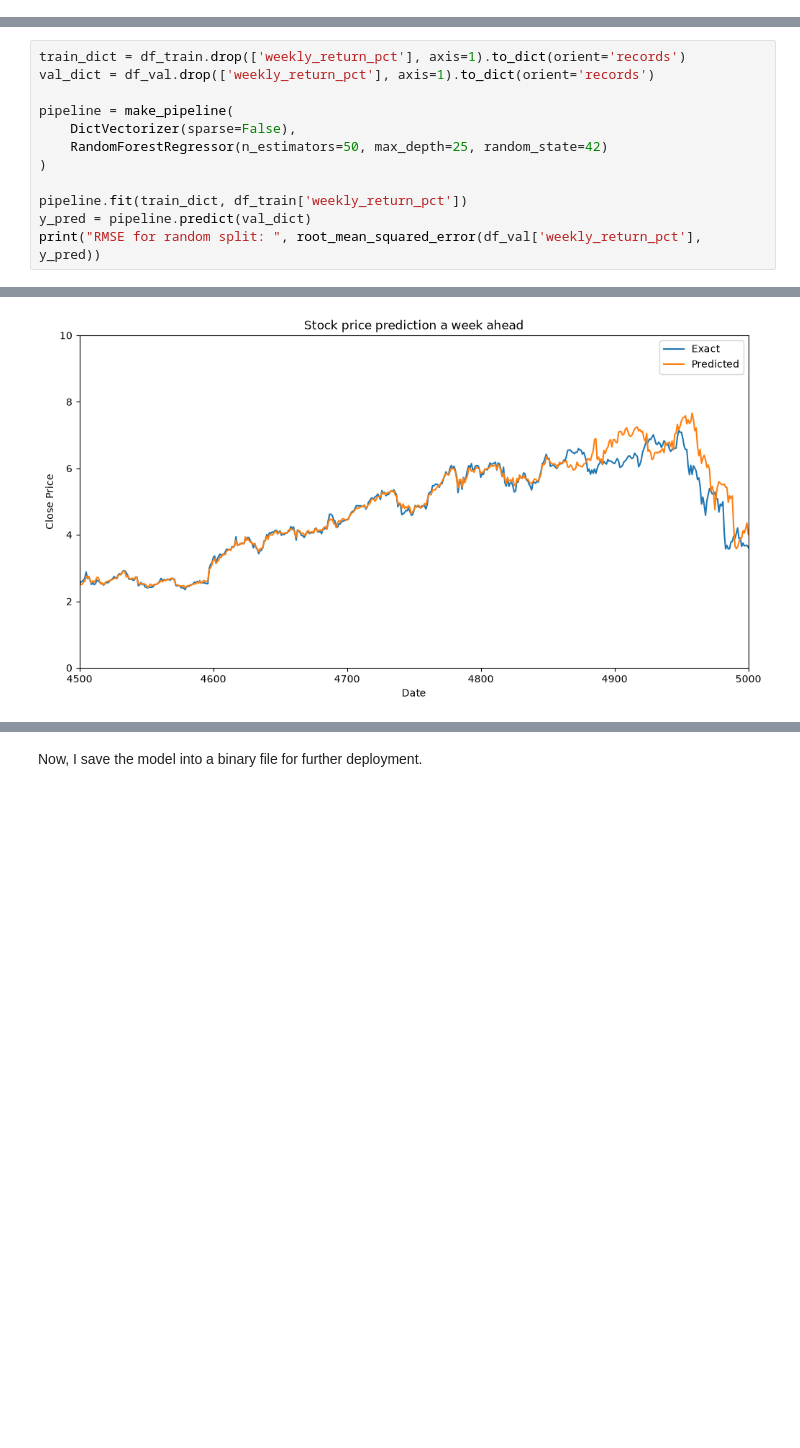
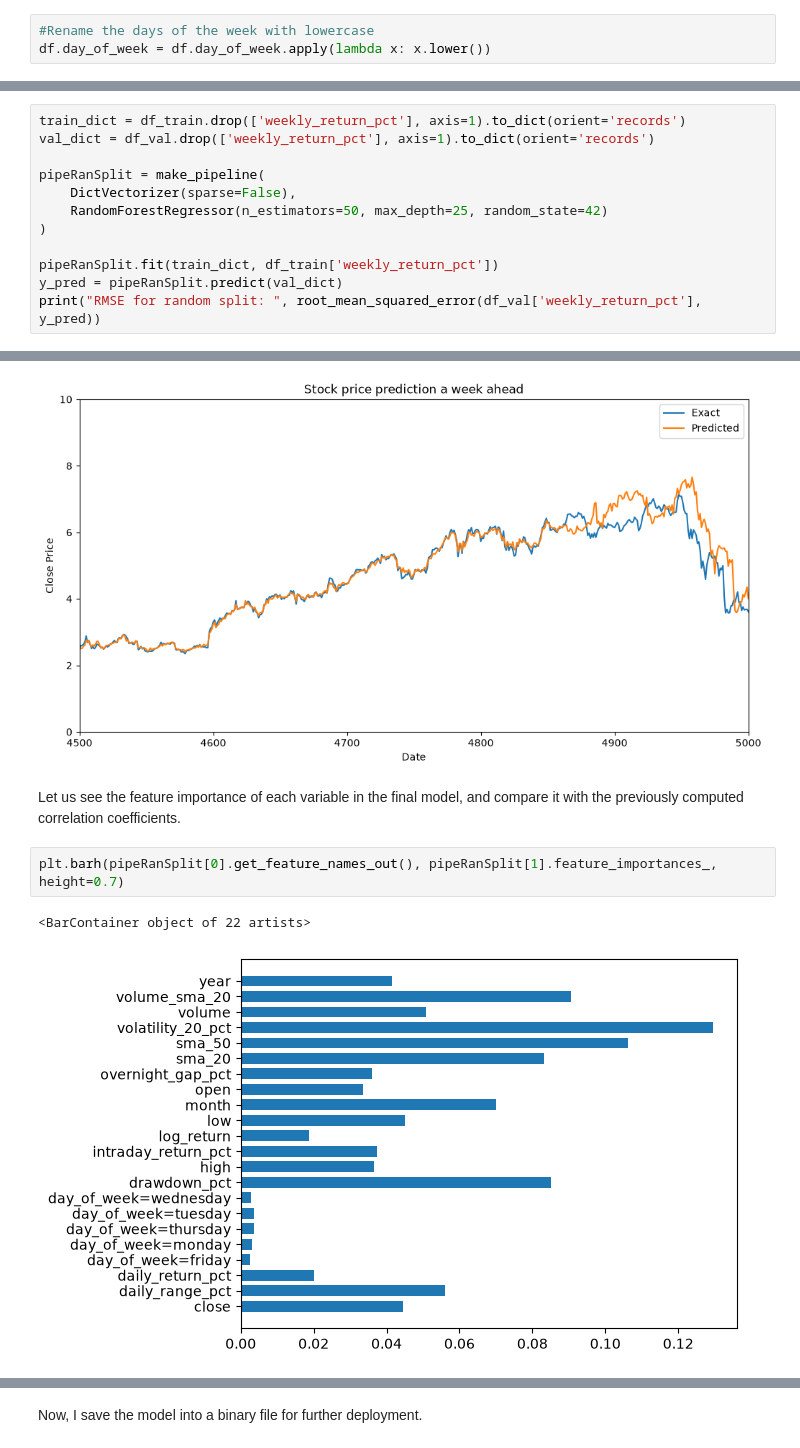
Before and after one commit to martinjimenez388/Midterm-Project-MLZoomCamp2026-DataPipeline, a Jupyter notebook: src/nvidia_stock/NVIDIA_StockDataAnallysis.ipynb, the cells around one changed output, grey strips where cells are left out. Drawn from its saved outputs; the diff is of its cells as text; blank space fills up the shorter version.

Commit message:
Included some deeper feature importance analysis.

```diff
--- a/src/nvidia_stock/NVIDIA_StockDataAnallysis.ipynb
+++ b/src/nvidia_stock/NVIDIA_StockDataAnallysis.ipynb
@@ -89,6 +89,9 @@ Now, let's clean the dataset to make more exploratory data anallysis.
 for var in ["sma_20", "sma_50", "volatility_20_pct", "volume_sma_20"]:
     avr = df[var].mean()
     df[var] = df[var].fillna(avr)
+# %%
+#Rename the days of the week with lowercase
+df.day_of_week = df.day_of_week.apply(lambda x: x.lower())
 # %% [markdown]
 Let's make some feature importance. The "date" is just the identifying label for each row, and "ticker" has a unique value (the brand's name). So they won't be used to train a model.
 # %%
@@ -420,13 +460,13 @@ Then, I choose Random Forest. Before training the final model, I try another thi
 train_dict = df_train.drop(['weekly_return_pct'], axis=1).to_dict(orient='records')
 val_dict = df_val.drop(['weekly_return_pct'], axis=1).to_dict(orient='records')
 
-pipeline = make_pipeline(
+pipeRanSplit = make_pipeline(
     DictVectorizer(sparse=False),
     RandomForestRegressor(n_estimators=50, max_depth=25, random_state=42)
 )
 
-pipeline.fit(train_dict, df_train['weekly_return_pct'])
-y_pred = pipeline.predict(val_dict)
+pipeRanSplit.fit(train_dict, df_train['weekly_return_pct'])
+y_pred = pipeRanSplit.predict(val_dict)
 print("RMSE for random split: ", root_mean_squared_error(df_val['weekly_return_pct'], y_pred))
 # %% [output]
 RMSE for random split:  0.06923396432256174
@@ -472,3 +512,10 @@ plt.legend()
 plt.show()
 # %% [output]
 [figure]
+# %% [markdown]
+Let us see the feature importance of each variable in the final model, and compare it with the previously computed correlation coefficients.
+# %%
+plt.barh(pipeRanSplit[0].get_feature_names_out(), pipeRanSplit[1].feature_importances_, height=0.7)
+# %% [output]
+<BarContainer object of 22 artists>
+[figure, added]
```
Also changed, not shown: parts of 8 cells of this notebook, 5 other files.
